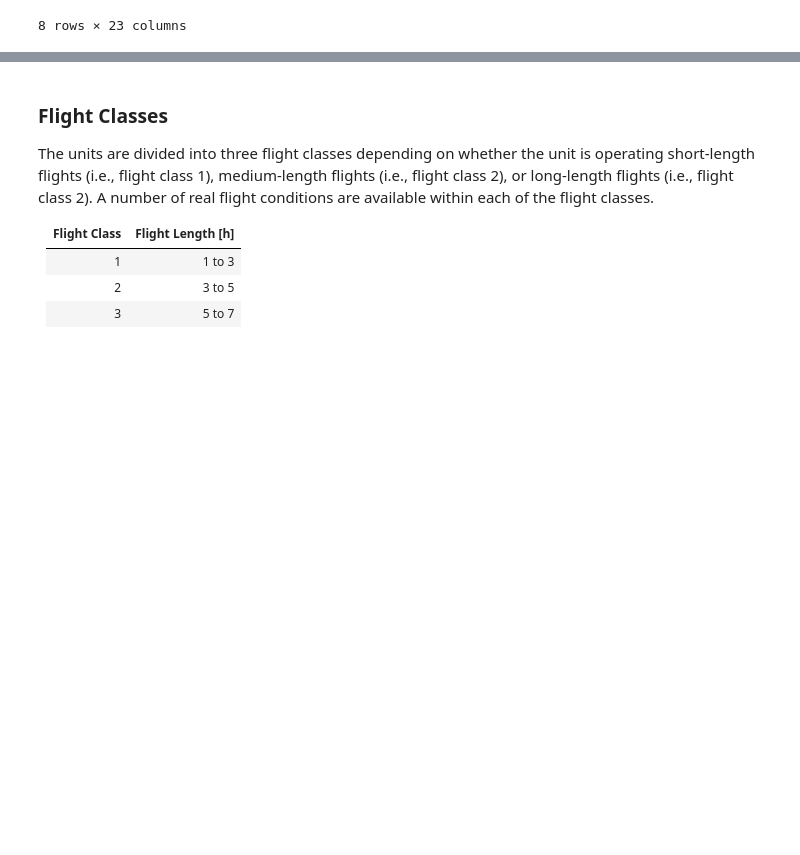
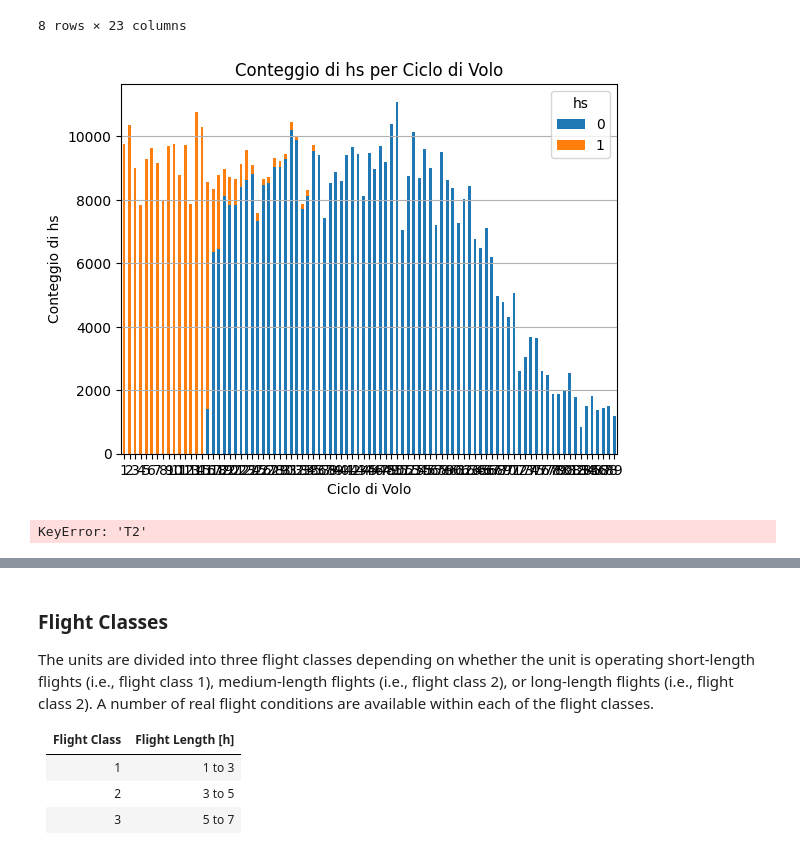
Before and after one commit to Fluntch/ML4PM, a Jupyter notebook: Assignment_3/03-assignment_1dcnn_prognostics.ipynb, the cells around one changed output, grey strips where cells are left out. Drawn from its saved outputs; the diff is of its cells as text; code cells hidden in the pictures; blank space fills up the shorter version.

```diff
--- a/Assignment_3/03-assignment_1dcnn_prognostics.ipynb
+++ b/Assignment_3/03-assignment_1dcnn_prognostics.ipynb
@@ -87,3 +97,21 @@ df.describe()
 | 75% | 565.815665 | 1340.213050 | 1683.188100 | 1128.510400 | 12.557189 | 9.760832 | 12.748416 | 15.541450 | 235.666880 | 239.740805 | ... | ... |
 | max | 610.117900 | 1484.438500 | 1920.566000 | 1282.403800 | 16.686320 | 12.159272 | 16.940426 | 21.708801 | 376.933350 | 382.565220 | ... | ... |
 8 rows × 23 columns
+# %%
+conteggio = df.groupby(['cycle', 'hs']).size().unstack(fill_value=0)
+
+# 3. Crea l'istogramma
+conteggio.plot(kind='bar', stacked=True)
+plt.title('Conteggio di hs per Ciclo di Volo')
+plt.xlabel('Ciclo di Volo')
+plt.ylabel('Conteggio di hs')
+plt.xticks(rotation=0)
+plt.legend(title='hs', labels=['0', '1'])
+plt.grid(axis='y')
+plt.show()
+
+
+display(df.loc['T2'])
+# %% [output]
+[figure, added]
+KeyError: 'T2'
```
Also changed, not shown: parts of 6 cells of this notebook.
